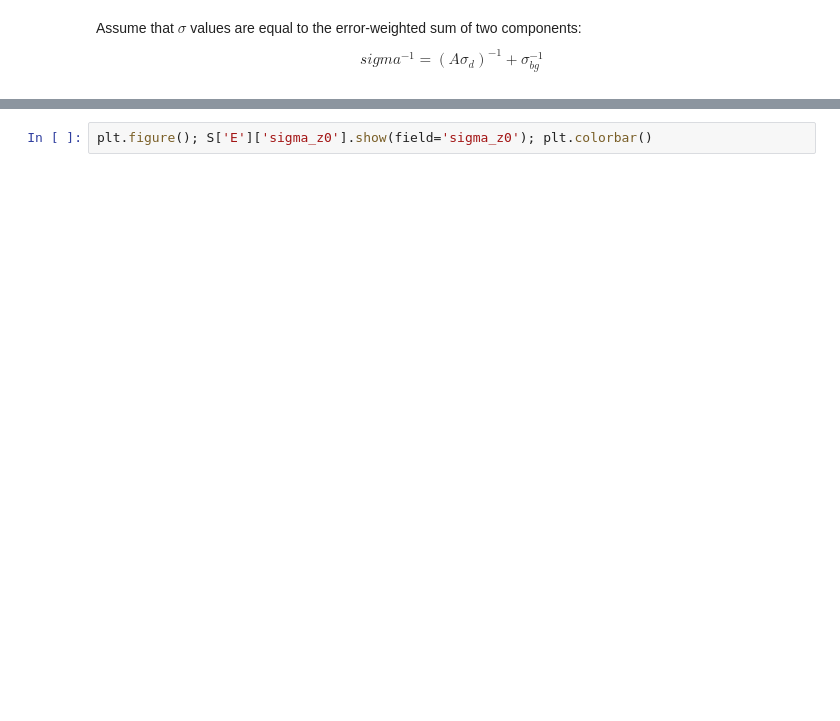
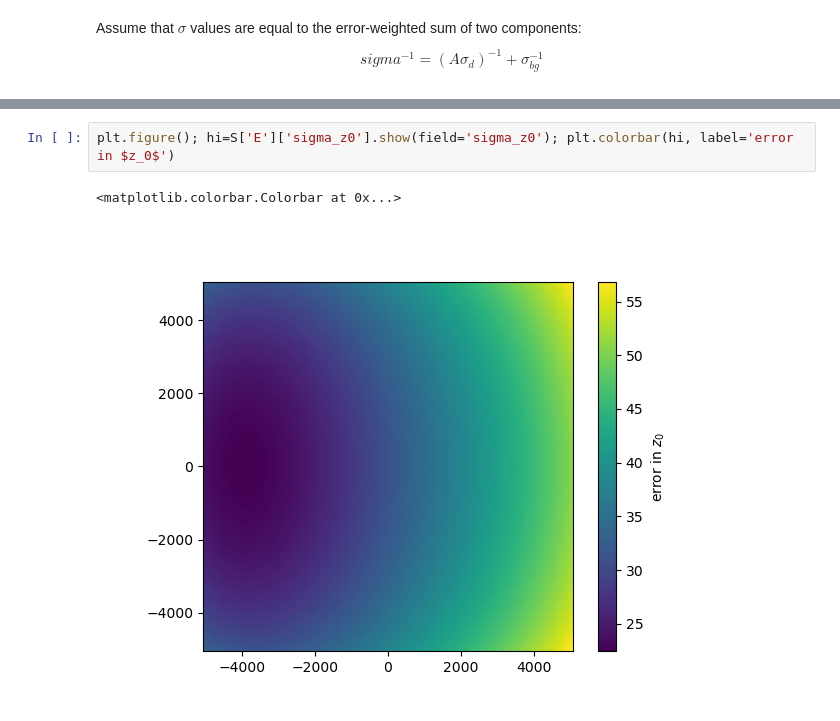
Before and after one commit to SmithB/LSsurf, a Jupyter notebook: notebooks/match_dz_demo.ipynb, the cells around one changed output, grey strips where cells are left out. Cells and saved outputs as stored; diff of their text form; blank space fills up the shorter version.

```diff
--- a/notebooks/match_dz_demo.ipynb
+++ b/notebooks/match_dz_demo.ipynb
@@ -149,2 +239,5 @@ plt.legend()
 # %%
-plt.figure(); S['E']['sigma_z0'].show(field='sigma_z0'); plt.colorbar()
+plt.figure(); hi=S['E']['sigma_z0'].show(field='sigma_z0'); plt.colorbar(hi, label='error in $z_0$')
+# %% [output]
+<matplotlib.colorbar.Colorbar at 0x...>
+[figure, added]
```
Also changed, not shown: parts of 15 cells of this notebook.
